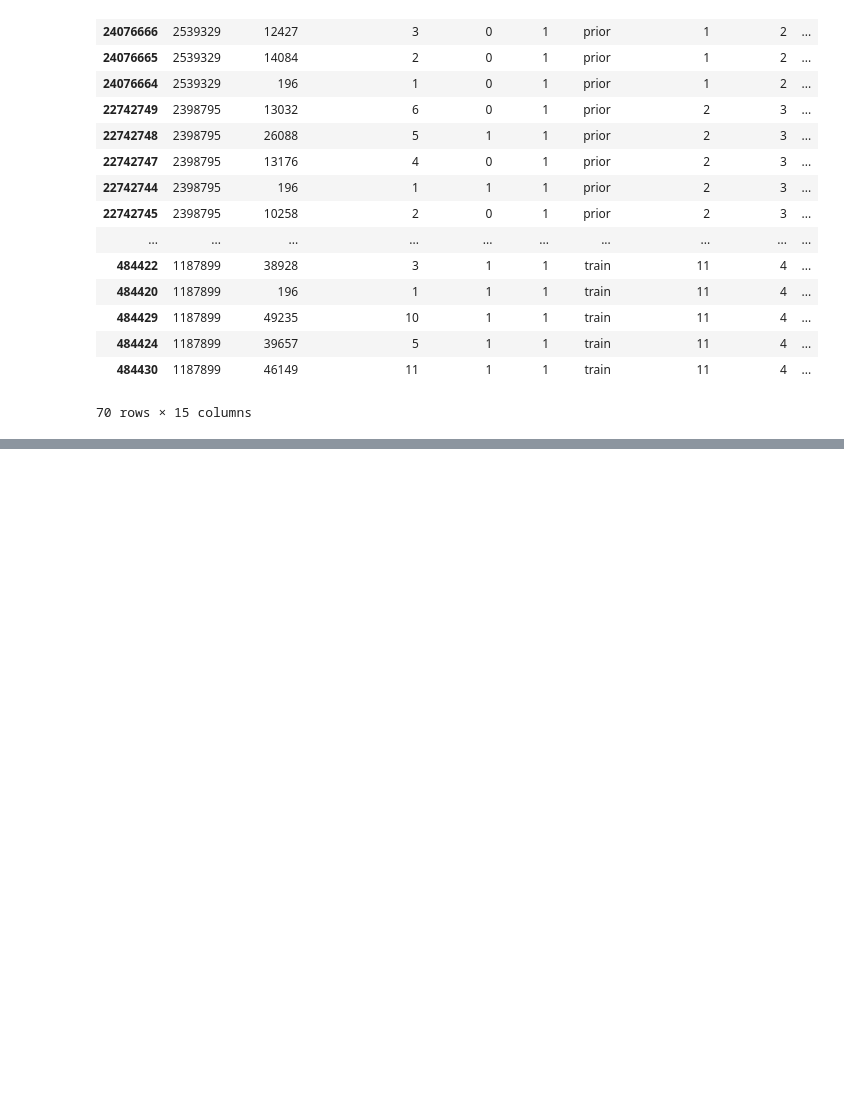
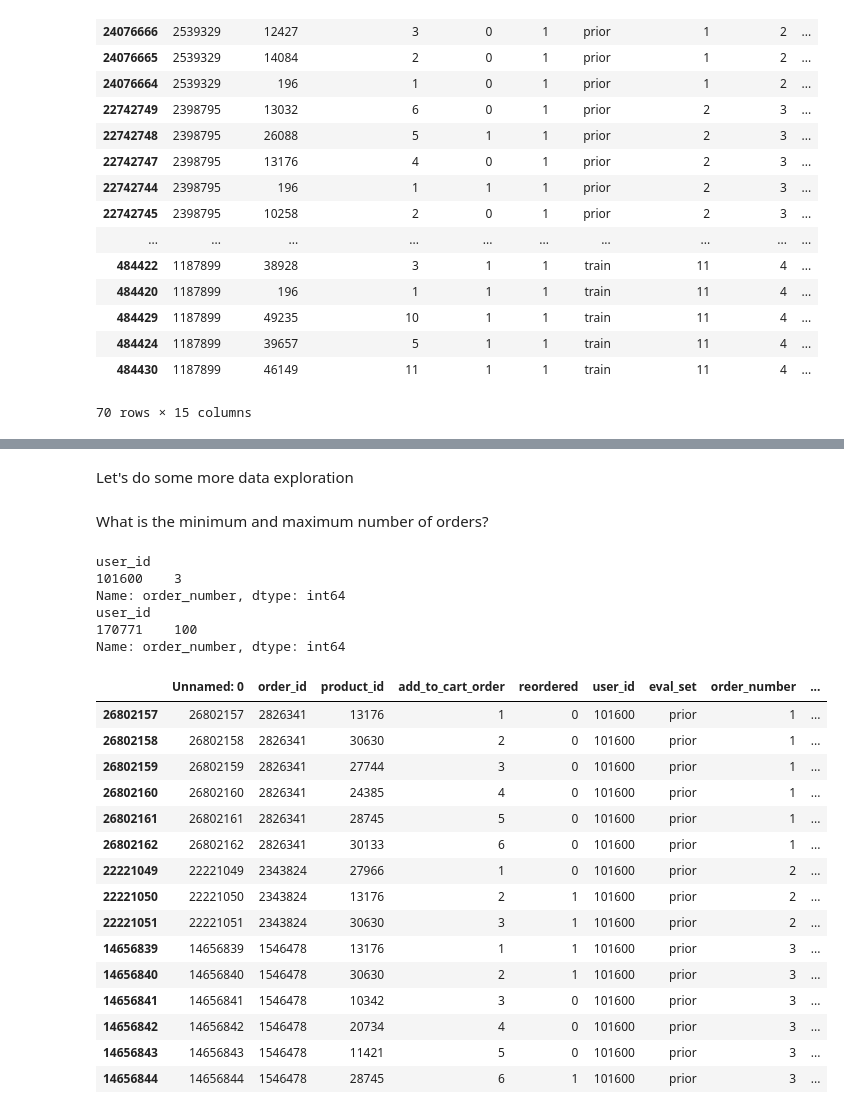
Before and after one commit to gowtham91m/Instacart-Market-Basket-Analysis, a Jupyter notebook: Instacart.ipynb, the cells around one changed output, grey strips where cells are left out. Saved outputs shown, nothing was run; the diff lists cells and outputs as text; code cells hidden in the pictures; blank space fills up the shorter version.

```diff
--- a/Instacart.ipynb
+++ b/Instacart.ipynb
@@ -256,3 +266,2 @@ train[train.user_id ==1].sort_values(['order_number'])
 # %%
-train = pd.read_csv('train.csv')
-test = pd.read_csv('test.csv')
+train = pd.read_csv('train1.csv')
@@ -258,0 +270,33 @@ test = pd.read_csv('test.csv')
+# %% [markdown]
+Let's do some more data exploration
+# %% [markdown]
+What is the minimum and maximum number of orders?
+# %%
+print(train.groupby(['user_id'])['order_number'].max().sort_values().head(1))
+print(train.groupby(['user_id'])['order_number'].max().sort_values().tail(1))
+# %% [output]
+user_id
+101600    3
+Name: order_number, dtype: int64
+user_id
+170771    100
+Name: order_number, dtype: int64
+# %%
+train[train.user_id ==101600].sort_values(['order_number'])
+# %% [output]
+|  | Unnamed: 0 | order_id | product_id | add_to_cart_order | reordered | user_id | eval_set | order_number | ... |
+| 26802157 | 26802157 | 2826341 | 13176 | 1 | 0 | 101600 | prior | 1 | ... |
+| 26802158 | 26802158 | 2826341 | 30630 | 2 | 0 | 101600 | prior | 1 | ... |
+| 26802159 | 26802159 | 2826341 | 27744 | 3 | 0 | 101600 | prior | 1 | ... |
+| 26802160 | 26802160 | 2826341 | 24385 | 4 | 0 | 101600 | prior | 1 | ... |
+| 26802161 | 26802161 | 2826341 | 28745 | 5 | 0 | 101600 | prior | 1 | ... |
+| 26802162 | 26802162 | 2826341 | 30133 | 6 | 0 | 101600 | prior | 1 | ... |
+| 22221049 | 22221049 | 2343824 | 27966 | 1 | 0 | 101600 | prior | 2 | ... |
+| 22221050 | 22221050 | 2343824 | 13176 | 2 | 1 | 101600 | prior | 2 | ... |
+| 22221051 | 22221051 | 2343824 | 30630 | 3 | 1 | 101600 | prior | 2 | ... |
+| 14656839 | 14656839 | 1546478 | 13176 | 1 | 1 | 101600 | prior | 3 | ... |
+| 14656840 | 14656840 | 1546478 | 30630 | 2 | 1 | 101600 | prior | 3 | ... |
+| 14656841 | 14656841 | 1546478 | 10342 | 3 | 0 | 101600 | prior | 3 | ... |
+| 14656842 | 14656842 | 1546478 | 20734 | 4 | 0 | 101600 | prior | 3 | ... |
+| 14656843 | 14656843 | 1546478 | 11421 | 5 | 0 | 101600 | prior | 3 | ... |
+| 14656844 | 14656844 | 1546478 | 28745 | 6 | 1 | 101600 | prior | 3 | ... |
```
Also changed, not shown: parts of 5 cells of this notebook.
